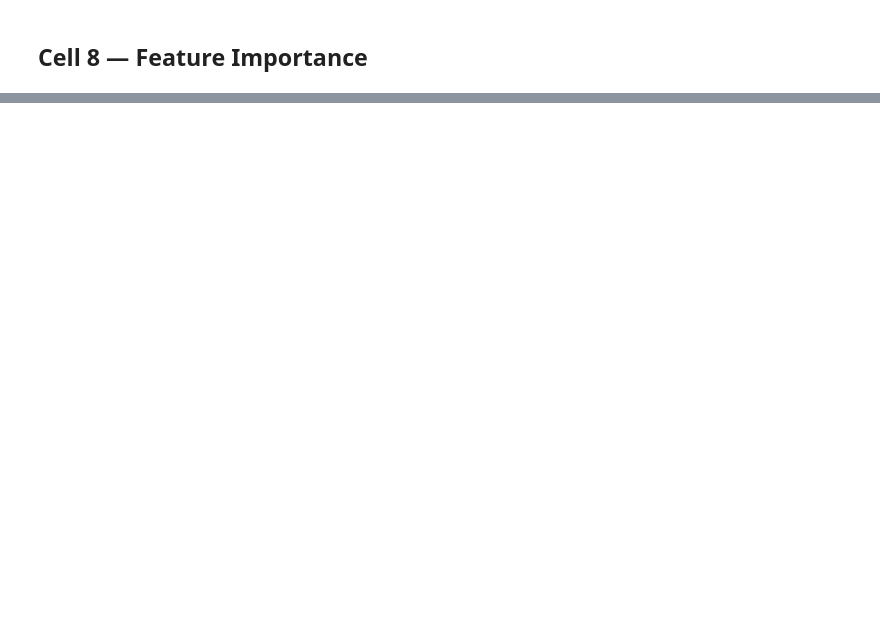
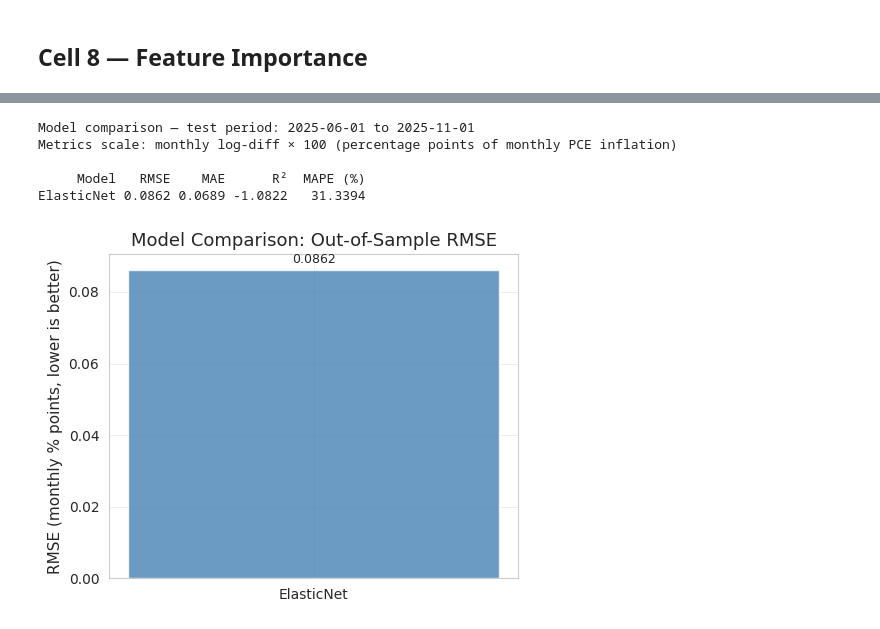
Before and after one commit to Holmes-rgb/Macro-Econ-ML, a Jupyter notebook: notebooks/inflation_forecasting.ipynb, the cells around one changed output, grey strips where cells are left out. Cells and saved outputs as stored; diff of their text form; code cells hidden in the pictures; blank space fills up the shorter version.

```diff
--- a/notebooks/inflation_forecasting.ipynb
+++ b/notebooks/inflation_forecasting.ipynb
@@ -962,0 +1033,76 @@ Non-zero coefficients: 25 / 378
+# %%
+# --- Unified Model Comparison Harness ---
+# Evaluates all fitted models on the SAME held-out test set (X_test_aligned, y_test).
+# Add new models to `models_to_compare` as they are trained.
+#
+# Requirements for a compatible model wrapper:
+#   - Must implement .predict(X_raw) → np.ndarray (raw unscaled features, as output by build_dataset_from_csv)
+#   - Internal scaling/preprocessing must be encapsulated inside .predict()
+#   - InflationForecaster satisfies this interface by design
+#
+# All metrics are on the TRANSFORMED scale: monthly log-diff × 100 (percentage points).
+# A one-unit difference in RMSE = 1 percentage point in monthly PCE inflation.
+
+def compare_models(models, X_test_aligned, y_test):
+    """
+    Compare fitted model wrappers on a shared test set.
+
+    Args:
+        models         : list of (name: str, fitted_model) tuples
+        X_test_aligned : feature DataFrame aligned to the training feature set
+        y_test         : target Series (monthly PCEPI log-diff × 100)
+
+    Returns:
+        pd.DataFrame — columns: Model, RMSE, MAE, R², MAPE (%)
+    """
+    from sklearn.metrics import mean_squared_error, mean_absolute_error, r2_score
+    rows = []
+    for name, model in models:
+        y_pred = model.predict(X_test_aligned)
+        y_true = np.asarray(y_test)
+        rows.append({
+            'Model':    name,
+            'RMSE':     np.sqrt(mean_squared_error(y_true, y_pred)),
+            'MAE':      mean_absolute_error(y_true, y_pred),
+            'R\u00b2':  r2_score(y_true, y_pred),
+            'MAPE (%)': np.mean(np.abs((y_true - y_pred) / (y_true + 1e-10))) * 100,
+        })
+    return pd.DataFrame(rows).sort_values('RMSE').reset_index(drop=True)
+
+
+# ── Register models here ──────────────────────────────────────────────────────
+# All models must be fitted before running this cell.
+models_to_compare = [
+    ('ElasticNet', elasticnet),
+    # ('Ridge',         ridge_model),    # ← uncomment when trained
+    # ('RandomForest',  rf_model),       # ← uncomment when trained
+    # ('GradientBoost', gb_model),       # ← uncomment when trained
+    # ('Neural Net',    nn_model),       # ← uncomment when trained
+]
+# ─────────────────────────────────────────────────────────────────────────────
+
+if len(X_test) == 0:
+    print('WARNING: No test observations — run Cells 5 and 11 first.')
+else:
+    results_df = compare_models(models_to_compare, X_test_aligned, y_test)
+
+    print(f'Model comparison — test period: {X_test.index.min().date()} to {X_test.index.max().date()}')
+    print('Metrics scale: monthly log-diff × 100 (percentage points of monthly PCE inflation)\n')
+    print(results_df.to_string(index=False, float_format='{:.4f}'.format))
+
+    # Bar chart of RMSE
+    fig, ax = plt.subplots(figsize=(max(5, len(models_to_compare) * 2), 4))
+    bars = ax.bar(results_df['Model'], results_df['RMSE'],
+                  color='steelblue', alpha=0.8, edgecolor='white')
+    ax.bar_label(bars, fmt='{:.4f}', padding=3, fontsize=9)
+    ax.set_ylabel('RMSE (monthly % points, lower is better)')
+    ax.set_title('Model Comparison: Out-of-Sample RMSE')
+    fig.tight_layout()
+    plt.show()
+# %% [output]
+Model comparison — test period: 2025-06-01 to 2025-11-01
+Metrics scale: monthly log-diff × 100 (percentage points of monthly PCE inflation)
+
+     Model   RMSE    MAE      R²  MAPE (%)
+ElasticNet 0.0862 0.0689 -1.0822   31.3394
+[figure, added]
```
Also changed, not shown: parts of 7 cells of this notebook, 1 other file.
